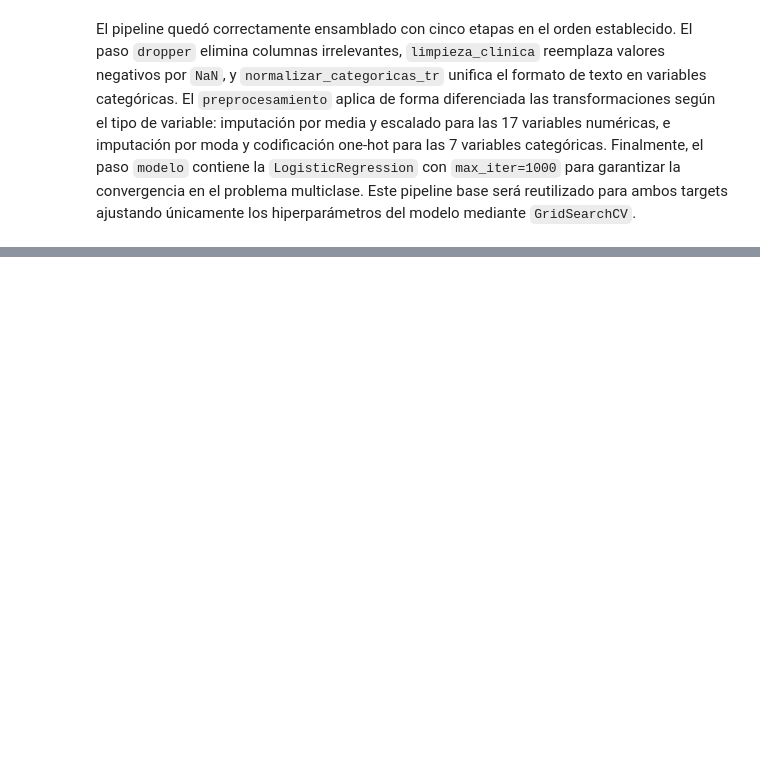
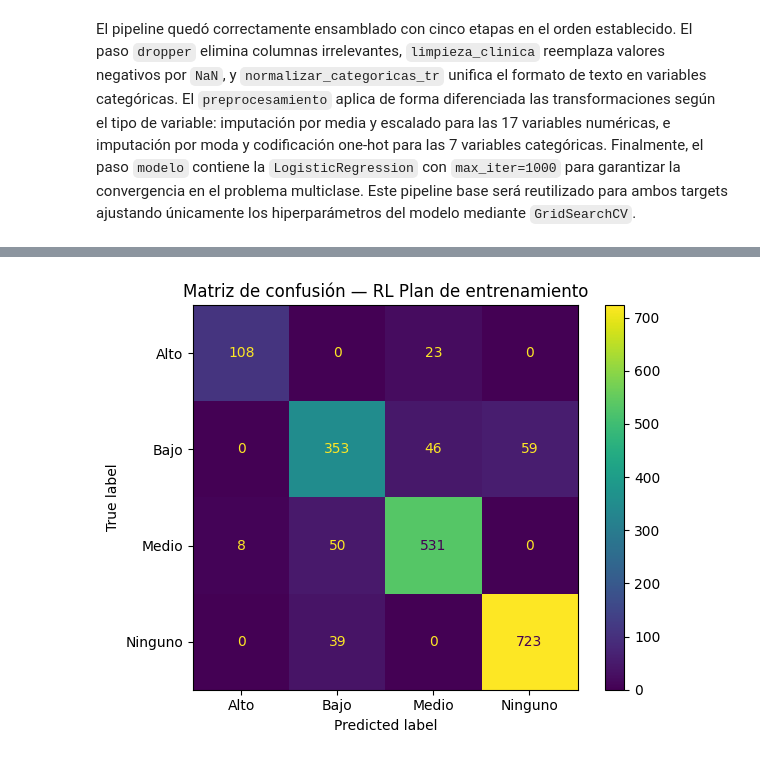
Before and after one commit to jcamilc17/Laboratorio_3-ML, a Jupyter notebook: Laboratorio3.ipynb, the cells around one changed output, grey strips where cells are left out. Drawn from its saved outputs; the diff is of its cells as text; code cells hidden in the pictures; blank space fills up the shorter version.

Commit message:
🔥 Predicciones Test y Conclusiones Lab 3

```diff
--- a/Laboratorio3.ipynb
+++ b/Laboratorio3.ipynb
@@ -508,0 +365,2 @@ modelo_cargado = joblib.load("modelo_regresion_logistica.joblib")
+# %%
+skfold = StratifiedKFold(n_splits=5, shuffle=True, random_state=1)
@@ -508,0 +369,11 @@ modelo_cargado = joblib.load("modelo_regresion_logistica.joblib")
+# %%
+grid_rl_ent = GridSearchCV(
+    estimator=pipeline_rl,
+    param_grid=param_grid_rl,
+    cv=skfold,
+    scoring='f1_macro',
+    n_jobs=-1,
+    return_train_score=True
+)
+
+grid_rl_ent.fit(X_train_ent, y_train_ent)
@@ -508,0 +432,2 @@ modelo_cargado = joblib.load("modelo_regresion_logistica.joblib")
+# %%
+best_model_rl_ent = grid_rl_ent.best_estimator_
@@ -508,0 +442,2 @@ modelo_cargado = joblib.load("modelo_regresion_logistica.joblib")
+# %%
+y_pred_rl_ent = best_model_rl_ent.predict(X_test_ent)
@@ -508,0 +457,7 @@ modelo_cargado = joblib.load("modelo_regresion_logistica.joblib")
+# %%
+ConfusionMatrixDisplay.from_predictions(y_test_ent, y_pred_rl_ent)
+plt.title("Matriz de confusión — RL Plan de entrenamiento")
+plt.tight_layout()
+plt.show()
+# %% [output]
+[figure, added]
```
Also changed, not shown: parts of 105 cells of this notebook, 2 other files.
